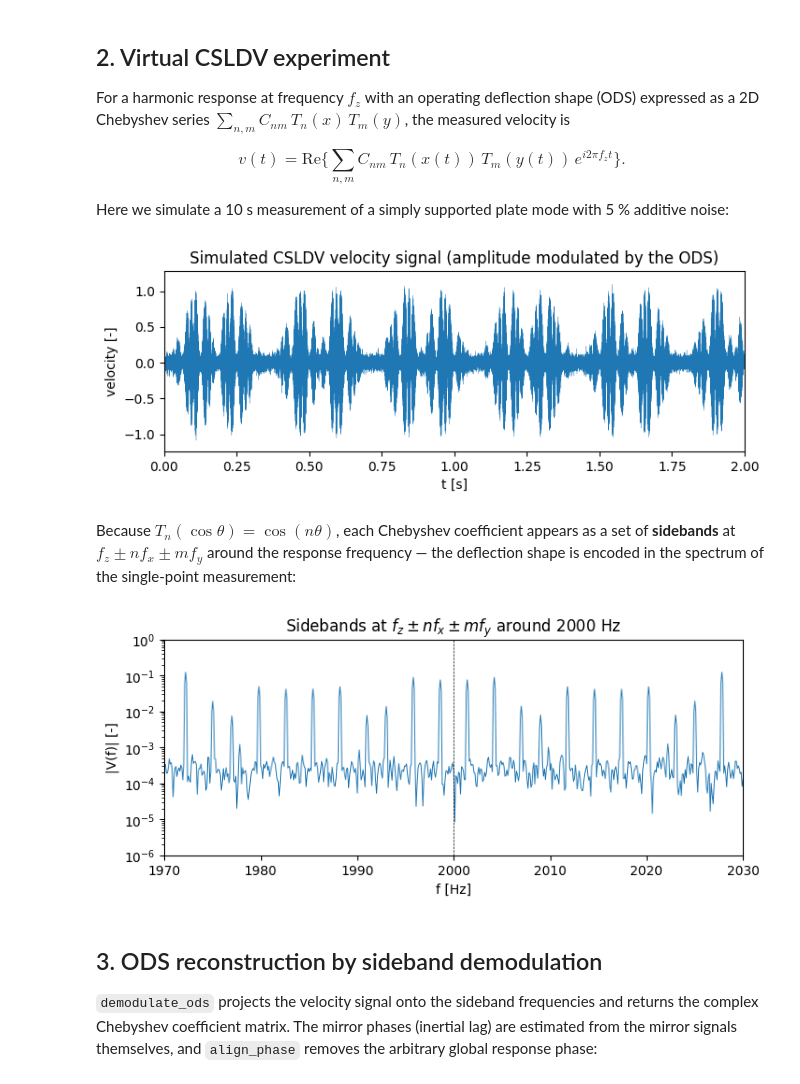
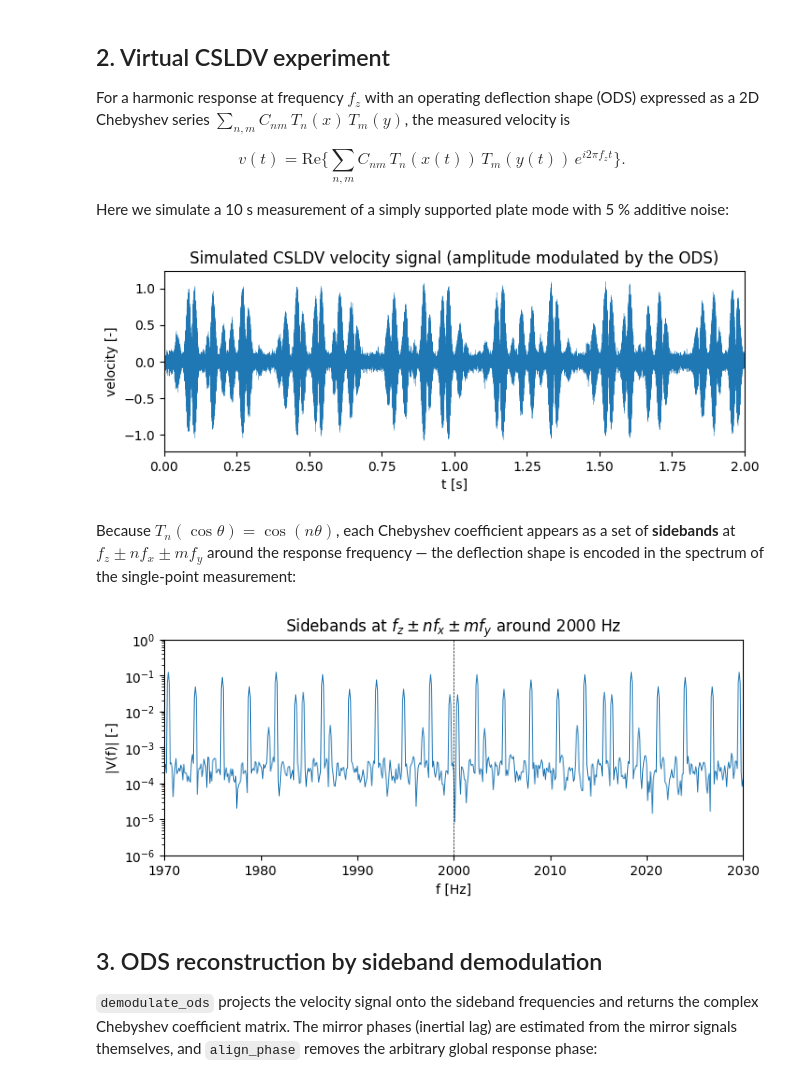
Before and after one commit to ladisk/pyCSLDV, a Jupyter notebook: Showcase.ipynb, the cells around one changed output. Drawn from its saved outputs; the diff is of its cells as text; code cells hidden in the pictures.

```diff
--- a/Showcase.ipynb
+++ b/Showcase.ipynb
@@ -89,19 +89,19 @@ noise:
 # %%
 fz = 2000.0                    # response frequency [Hz]
 duration = 10.0                # measurement duration [s]
 n_samples = int(duration * fs)
 
-shape = pycsldv.plate_mode(2, 3)
+shape = pycsldv.plate_mode(3, 2)
 rng = np.random.default_rng(0)
 t, x, y = pycsldv.lissajous(fx, fy, n_samples, fs)
 velocity = pycsldv.simulate_response(shape, fz, x, y, fs, noise_std=0.05, rng=rng)
 
 fig, ax = plt.subplots(figsize=(8, 2.5))
 ax.plot(t, velocity, linewidth=0.2)
 ax.set(xlabel='t [s]', ylabel='velocity [-]', xlim=(0, 2),
        title='Simulated CSLDV velocity signal (amplitude modulated by the ODS)');
 # %% [output]
-[figure, old version]
+[figure, new version]
 # %% [markdown]
 Because $T_n(\cos\theta) = \cos(n\theta)$, each Chebyshev coefficient appears as a set of
 **sidebands** at $f_z \pm n f_x \pm m f_y$ around the response frequency — the deflection
@@ -119,7 +119,7 @@ ax.set(xlabel='f [Hz]', ylabel='|V(f)| [-]', xlim=(fz - 30, fz + 30), ylim=(1e-6
        title=f'Sidebands at $f_z \\pm n f_x \\pm m f_y$ around {fz:.0f} Hz')
 ax.axvline(fz, color='k', linewidth=0.5, linestyle='--');
 # %% [output]
-[figure, old version]
+[figure, new version]
 # %% [markdown]
 ## 3. ODS reconstruction by sideband demodulation
 
```
Also changed, not shown: parts of 5 cells of this notebook, 5 other files.
